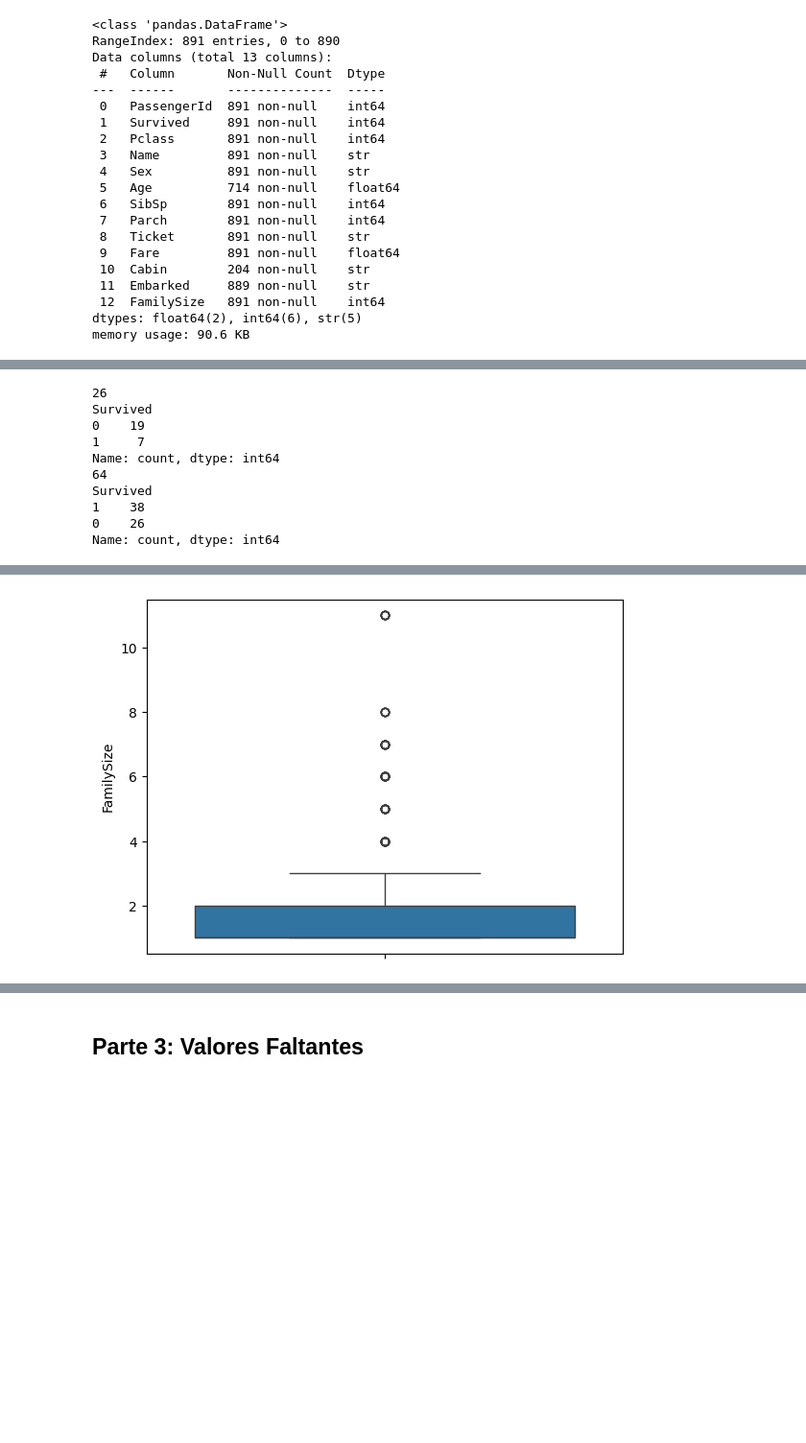
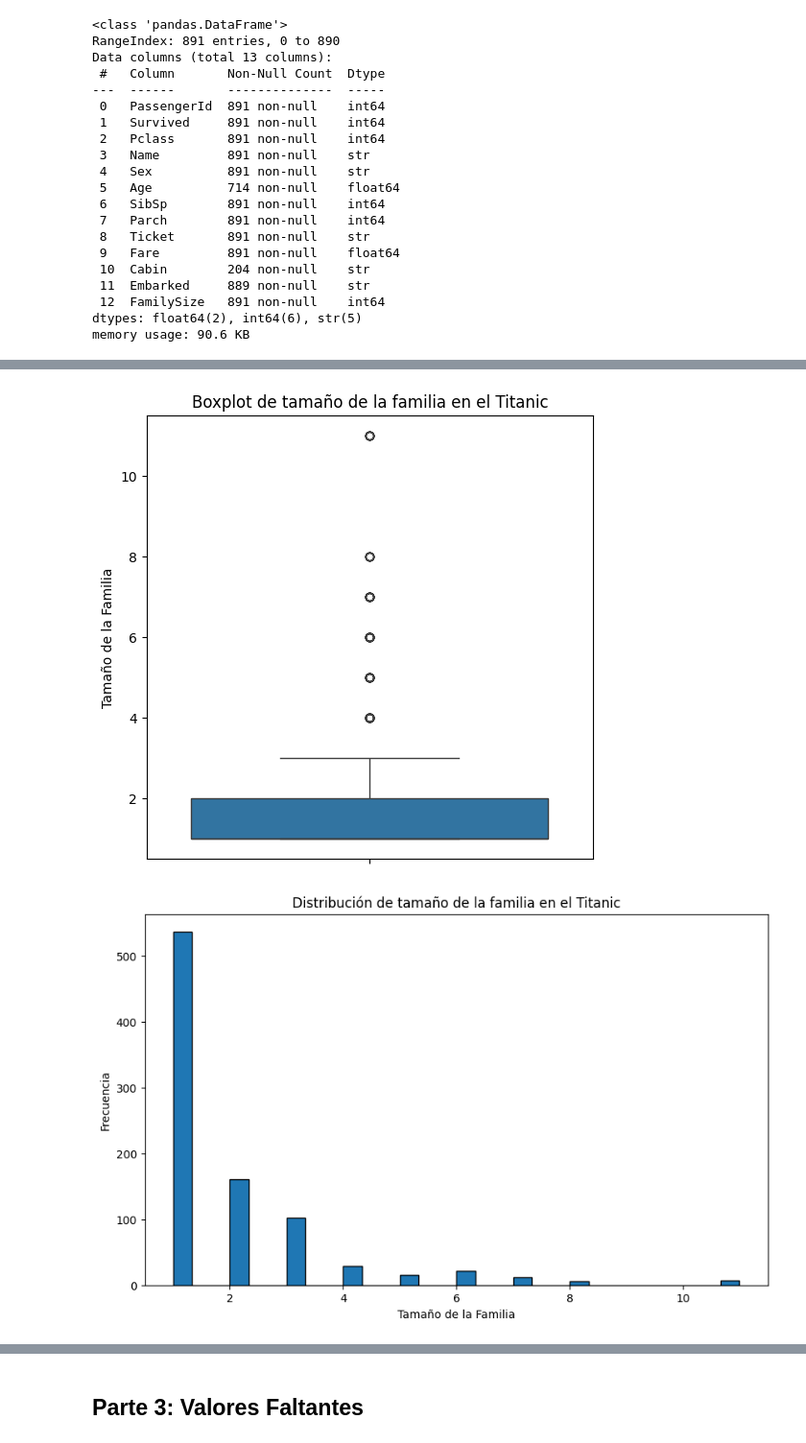
Before and after one commit to gil-brandon/TC2004B-gil-brandon, a Jupyter notebook: notebooks/Análisis_Exploratorio_de_Datos.ipynb, the cells around one changed output, grey strips where cells are left out. Shown at 96% size. Saved outputs shown, nothing was run; the diff lists cells and outputs as text; code cells hidden in the pictures; blank space fills up the shorter version.

```diff
--- a/notebooks/Análisis_Exploratorio_de_Datos.ipynb
+++ b/notebooks/Análisis_Exploratorio_de_Datos.ipynb
@@ -130,22 +142,21 @@ sns.boxplot(data=titanic, y='Age')
-# %%
-mayores_60 = titanic.query('Age >= 60')
-menores_5 = titanic.query('Age <= 10')
-
-print(len(mayores_60))
-print(mayores_60['Survived'].value_counts())
-print(len(menores_5))
-print(menores_5['Survived'].value_counts())
-# %% [output]
-26
-Survived
-0    19
-1     7
-Name: count, dtype: int64
-64
-Survived
-1    38
-0    26
-Name: count, dtype: int64
 # %%
+plt.figure(figsize=(6, 6))
 sns.boxplot(data=titanic, y='FamilySize')
+plt.ylabel('Tamaño de la Familia')
+plt.title('Boxplot de tamaño de la familia en el Titanic')
+plt.show()
+
+plt.figure(figsize=(10, 6))
+plt.hist(titanic['FamilySize'].dropna(), bins=30, edgecolor='black')
+plt.xlabel('Tamaño de la Familia')
+plt.ylabel('Frecuencia')
+plt.title('Distribución de tamaño de la familia en el Titanic')
+plt.show()
+
+family = titanic['FamilySize'].value_counts()
+family_11 = titanic.query('FamilySize >= 11')
+
+print(family, (family / len(titanic) * 100).round(2), family_11)
 # %% [output]
+[figure, new version]
+[figure, added]
@@ -153 +179,0 @@ sns.boxplot(data=titanic, y='FamilySize')
-[figure, old version]
```
Also changed, not shown: parts of 20 cells of this notebook.
